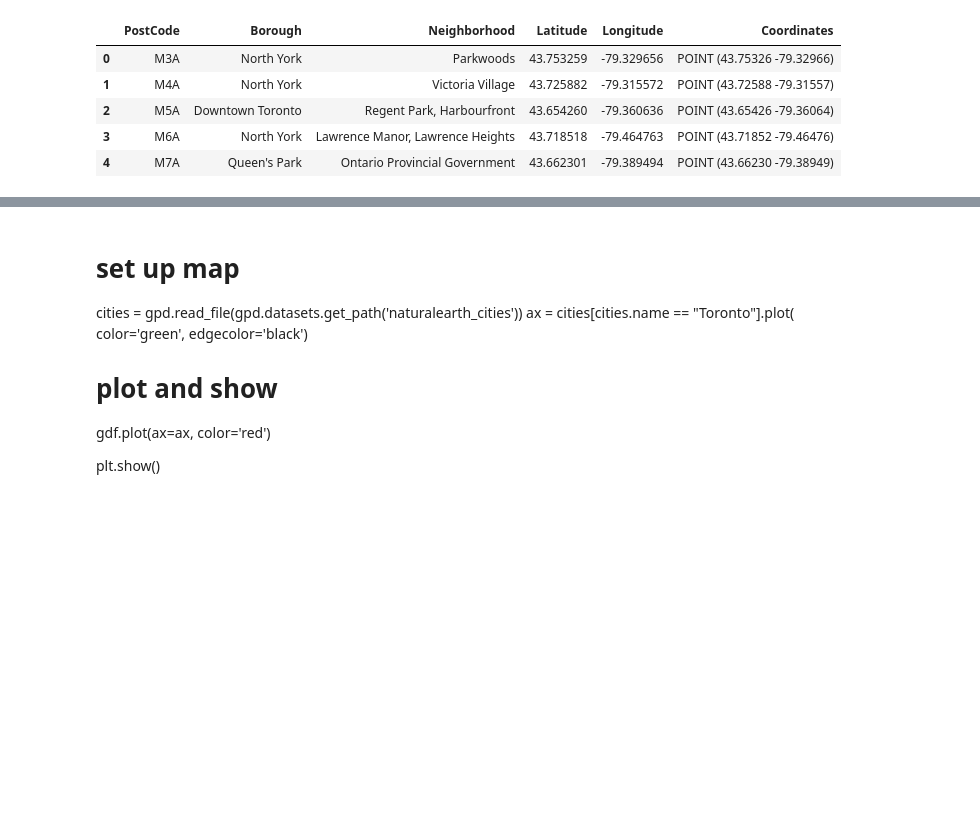
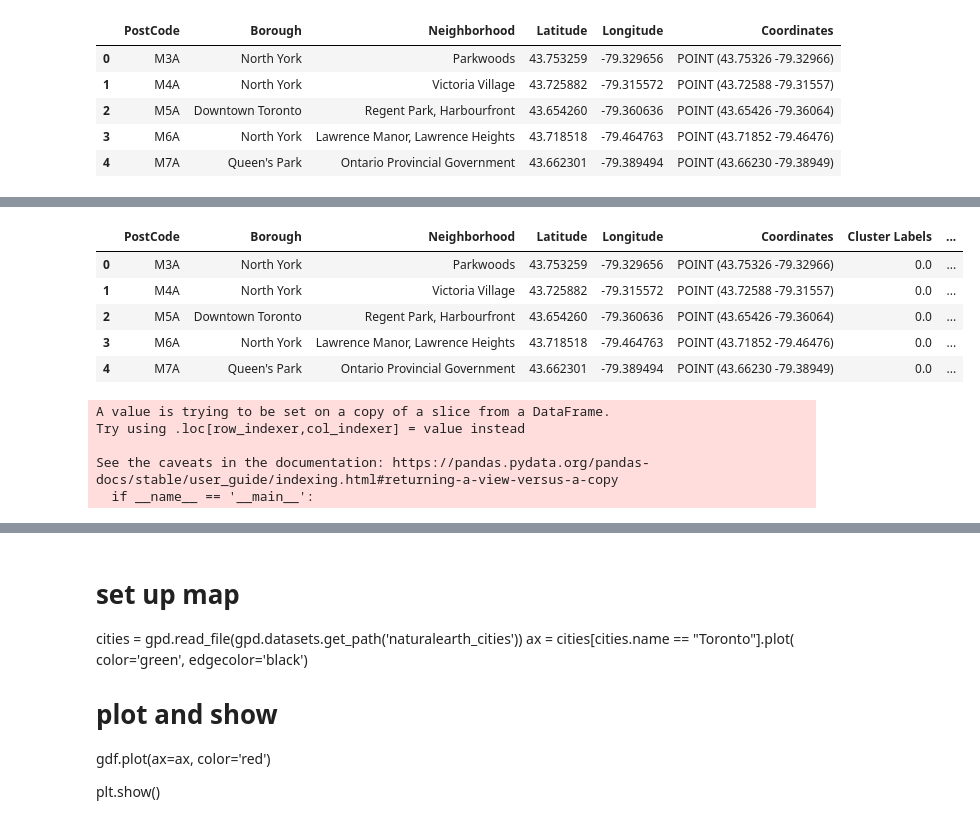
Before and after one commit to Zinzayin/Zinzayin, a Jupyter notebook: Toroto.ipynb, the cells around one changed output, grey strips where cells are left out. Drawn from its saved outputs; the diff is of its cells as text; code cells hidden in the pictures; blank space fills up the shorter version.

```diff
--- a/Toroto.ipynb
+++ b/Toroto.ipynb
@@ -166,6 +170,6 @@ gdf.head()
 # %%
-CLIENT_ID = '5D3ODJEBAQWQZ2P34KBQVRF1CMCOULNZSAWNQ1EA3LMBKRQK' # your Foursquare ID
-CLIENT_SECRET = 'SWZCBPH0BHDI4RXRNXTCJYWEWTDPE3LWEFQ5RKMWTOWUMG3V' # your Foursquare Secret
+CLIENT_ID = 'QEF4SFROUUVOQKNPAFNNRDUW4ACAWSYYG312LM3BKEDDKPIZ' # your Foursquare ID
+CLIENT_SECRET = 'CCBFW1WDVTUYDLPFX3SR0QBB5R2UKRYOZ3F1JDJ3PLQMPDRM' # your Foursquare Secret
 VERSION = '20180604'
 # %%
 
@@ -283,0 +362,2 @@ toronto_merged.dtypes()
+# %%
+toronto_merged_clean = toronto_merged.dropna(axis=0)
@@ -283,0 +385,17 @@ toronto_merged.dtypes()
+# %%
+toronto_merged_clean.head()
+# %% [output]
+|  | PostCode | Borough | Neighborhood | Latitude | Longitude | Coordinates | Cluster Labels | ... |
+| 0 | M3A | North York | Parkwoods | 43.753259 | -79.329656 | POINT (43.75326 -79.32966) | 0.0 | ... |
+| 1 | M4A | North York | Victoria Village | 43.725882 | -79.315572 | POINT (43.72588 -79.31557) | 0.0 | ... |
+| 2 | M5A | Downtown Toronto | Regent Park, Harbourfront | 43.654260 | -79.360636 | POINT (43.65426 -79.36064) | 0.0 | ... |
+| 3 | M6A | North York | Lawrence Manor, Lawrence Heights | 43.718518 | -79.464763 | POINT (43.71852 -79.46476) | 0.0 | ... |
+| 4 | M7A | Queen's Park | Ontario Provincial Government | 43.662301 | -79.389494 | POINT (43.66230 -79.38949) | 0.0 | ... |
+# %%
+toronto_merged_clean['Cluster Labels'] = toronto_merged_clean['Cluster Labels'].round().astype('int32')
+# %% [output]
+A value is trying to be set on a copy of a slice from a DataFrame.
+Try using .loc[row_indexer,col_indexer] = value instead
+
+See the caveats in the documentation: https://pandas.pydata.org/pandas-docs/stable/user_guide/indexing.html#returning-a-view-versus-a-copy
+  if __name__ == '__main__':
```
Also changed, not shown: parts of 18 cells of this notebook.
